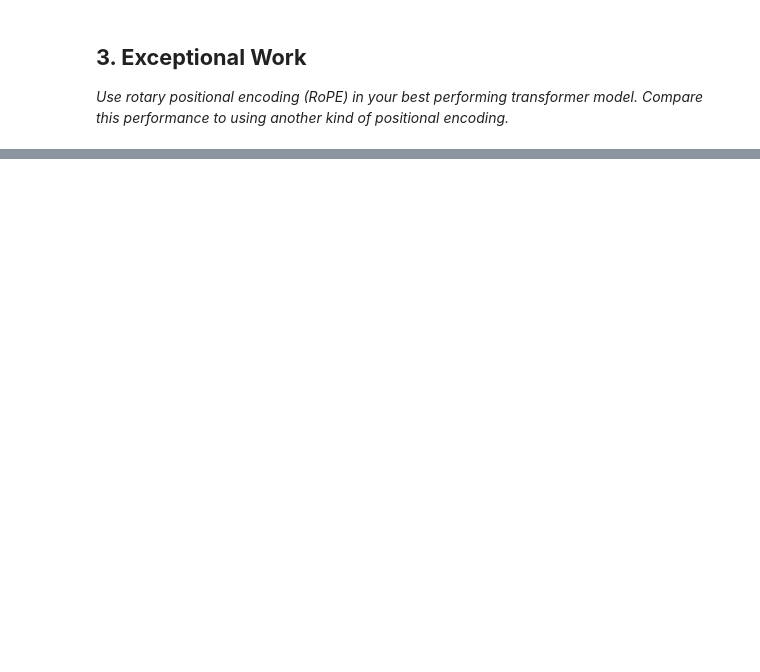
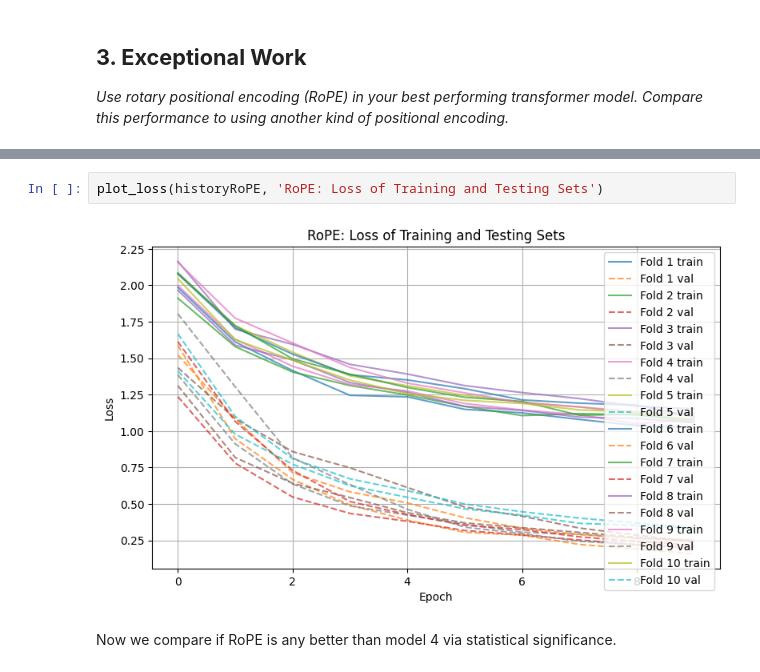
Before and after one commit to lukeVoinov/Machine-Learning-in-Python, a Jupyter notebook: Lab 7 - Sequential Networks/Lab7.ipynb, the cells around one changed output, grey strips where cells are left out. Cells and saved outputs as stored; diff of their text form; blank space fills up the shorter version.

```diff
--- a/Lab 7 - Sequential Networks/Lab7.ipynb
+++ b/Lab 7 - Sequential Networks/Lab7.ipynb
@@ -1032,0 +1249,6 @@ Finally, the confidence intervals comparing model 5 to model 3 and 4 include 0 (
+# %%
+plot_loss(historyRoPE, 'RoPE: Loss of Training and Testing Sets')
+# %% [output]
+[figure, added]
+# %% [markdown]
+Now we compare if RoPE is any better than model 4 via statistical significance.
```
Also changed, not shown: parts of 23 cells of this notebook.
